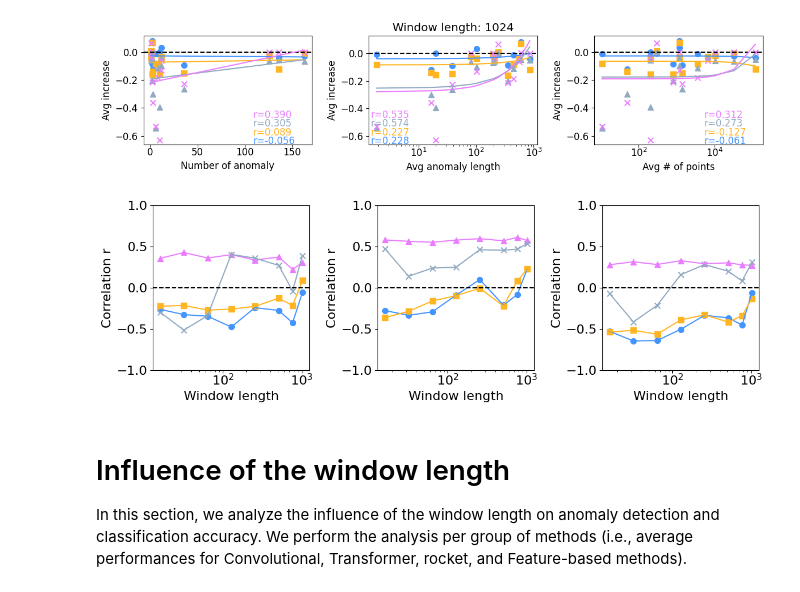
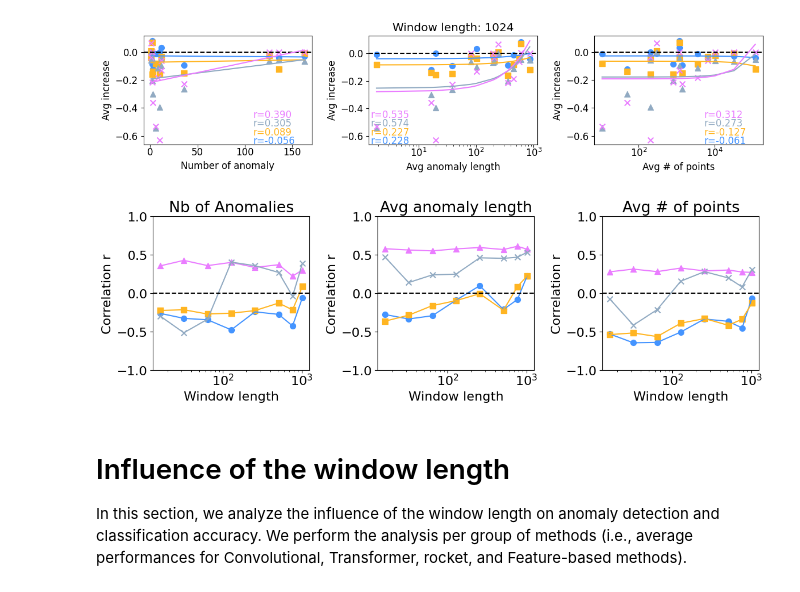
Before and after one commit to boniolp/MSAD, a Jupyter notebook: experiments/accuracy_analysis/accuracy_evaluation.ipynb, the cells around one changed output. Cells and saved outputs as stored; diff of their text form; code cells hidden in the pictures.

```diff
--- a/experiments/accuracy_analysis/accuracy_evaluation.ipynb
+++ b/experiments/accuracy_analysis/accuracy_evaluation.ipynb
@@ -556,7 +558,7 @@ def corr_plot_dataset(methods_ens_length, length, datasets_count=datasets_count,
 datasets_count_corr_list, datasets_length_corr_list, datasets_point_corr_list = [], [], []
 for length in all_length:
     all_methods_length = [meth.format(length) for meth in methods_conv + methods_sit + methods_ts + methods_feature]
-    all_methods_length = [x for x in all_methods_length if x in all_methods]
+    all_methods_length = [x for x in all_methods_length if x in df]
     datasets_count_corr, datasets_length_corr, datasets_point_corr = corr_plot_dataset(all_methods_length, length, datasets_count=datasets_count, datasets_length=datasets_length, type_a='time series')
     datasets_count_corr_list.append(datasets_count_corr)
     datasets_length_corr_list.append(datasets_length_corr)
@@ -628,25 +626,26 @@ datasets_length_corr_list = np.array(datasets_length_corr_list)
 # %%
 plt.figure(figsize=(12, 4))
 plt.rcParams.update({'font.size': 16})
 plot_titles = ['Nb of Anomalies', 'Avg anomaly length', 'Avg # of points']
 
 for count, datasets_corr_list in enumerate([datasets_count_corr_list, datasets_length_corr_list, datasets_point_corr_list]):
     plt.subplot(1, 3, 1 + count)
+    plt.title(plot_titles[count])
     for i, color, mark_s in zip(range(4), [methods_colors["conv"], methods_colors["sit"], methods_colors["rocket"], methods_colors["feature_based"]],['o', 's', '^', 'x']):
         plt.plot(all_length, datasets_corr_list[:,i], color=color)
         plt.scatter(all_length, datasets_corr_list[:,i], c=color, s=50, marker=mark_s)
     plt.ylabel('Correlation r')
     plt.xlabel('Window length')
     plt.xscale('log')
     plt.ylim(-1,1)
     plt.axhline(0, linestyle='--', color='black')
 
 plt.tight_layout()
 # plt.savefig(figure_path.format("9_infl_charac_2"))
 plt.show()
 plt.close()
 # %% [output]
-[figure, old version]
+[figure, new version]
 # %% [markdown]
 # Influence of the window length
 
```
Also changed, not shown: parts of 5 cells of this notebook, 3 other files.
